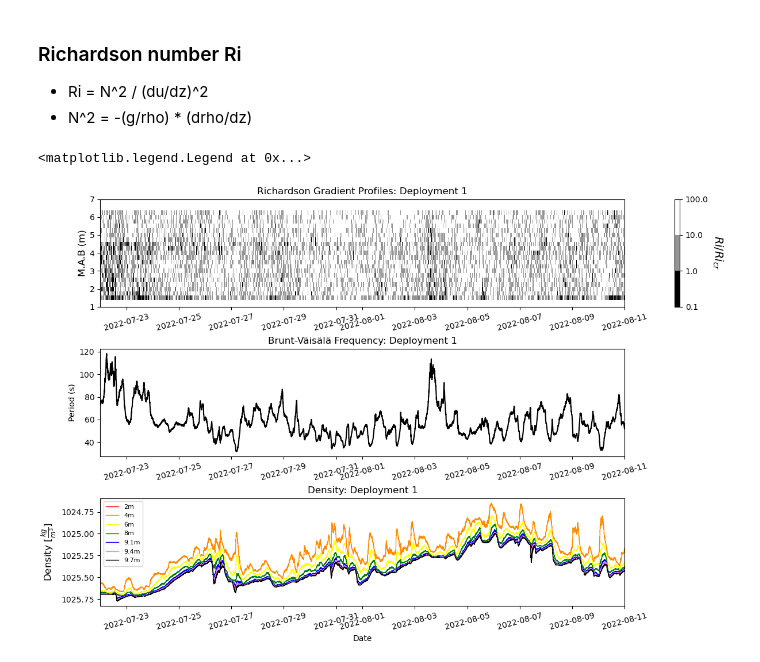
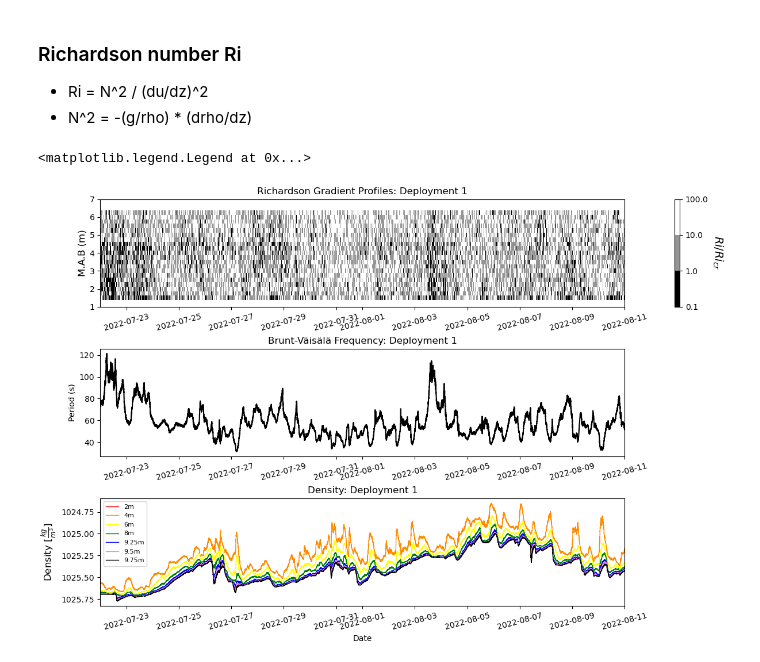
Before and after one commit to lagrady/Kelp-Forest-Hydrodynamics, a Jupyter notebook: notebooks/Richardson_gradient.ipynb, the cells around one changed output. Saved outputs shown, nothing was run; the diff lists cells and outputs as text; code cells hidden in the pictures.

Commit message:
Add files via upload
- Added proper interpolation of rho variable for deployment 1
- Added Richardson number dataset for deployment 1
- Calculated buoyancy frequency for deployment 1

```diff
--- a/notebooks/Richardson_gradient.ipynb
+++ b/notebooks/Richardson_gradient.ipynb
@@ -38,8 +38,8 @@ import Plot_tools as pt
 ### Load Data
 # %%
 # ADCP data
-adcp1 = xr.open_dataset('ADCP/adcp1_qc.nc')
-adcp2 = xr.open_dataset('ADCP/adcp2_qc.nc')
+adcp1 = xr.open_dataset('ADCP/adcp1_final.nc')
+adcp2 = xr.open_dataset('ADCP/adcp2_final.nc')
 
 
 # Temperature data
@@ -57,66 +48,69 @@ Depth of first cell is about 9.45m
-# %%
-#Correct the adcp bins to match the true height off the seafloor
-adcp1['BinDist'] = adcp1.BinDist + .44
-
-#Linearly interpolate Rho so that there is a density measure every .25 meters to match the adcp bins
-RhoInterp = temp1.Rho.interp(bindist = adcp1.BinDist.values, method = 'linear')
 # %% [markdown]
 ### Richardson number Ri
 - Ri = N^2 / (du/dz)^2
 - N^2 = -(g/rho) * (drho/dz)
 # %%
-rSamp = '5Min'
+ADCPds = adcp1.copy(deep=True)
+TEMPds = temp.where(temp.time.isin(ADCPds.time)).dropna(dim='time', how='all')
+
+#Linearly interpolate Rho so that there is a density measure every .25 meters to match the adcp bins
+RhoInterp = TEMPds.Rho.interp(bindist = ADCPds.bindist.values, method = 'linear')
+
+#Retrieve vertical velocity from ADCP
+U = ADCPds.Magnitude
+#Resample frequency to prevent noisier data
+rSamp = '2Min'
+if rSamp != '1Min':
+    U = U.resample(time = rSamp).mean()
+    RhoInterp = RhoInterp.resample(time = rSamp).mean()
 
 RiDS = xr.Dataset(
         data_vars=dict(
-            Vertical = (["binDist", "time"], adcp1.Vertical.values),
-            Rho = (["binDist", "time"], RhoInterp.values),
+            U = (["bindist", "time"], U.values),
+            Rho = (["bindist", "time"], RhoInterp.values),
             RhoBar = (["time"], RhoInterp.mean(dim='bindist').values),
         ),
         coords=dict(
-            binDist=(["binDist"], adcp1.BinDist.data),
-            time=(["time"], adcp1.time.data),
+            bindist=(["bindist"], U.bindist.data),
+            time=(["time"], U.time.data),
         ),
     )
 
-if rSamp != '1Min':
-    RiDS = RiDS.resample(time = rSamp).mean()
-
-RiDS['dUdZ'] = RiDS.Vertical.diff(dim = 'binDist')/.25
-RiDS['dRho'] = RiDS.Rho.diff(dim = 'binDist', label = 'lower')/.25
+RiDS['dUdZ'] = RiDS.U.diff(dim = 'bindist')/.25
+RiDS['dRho'] = RiDS.Rho.diff(dim = 'bindist', label = 'lower')/.25
 
 g = 9.81
 RiDS['N2'] = RiDS.dRho * (-g/RiDS.RhoBar)
 BV = RiDS.N2**.5
-RiDS['BV_freq'] = BV.mean(dim='binDist')
+RiDS['BV_freq'] = BV.mean(dim='bindist')
 RiDS['Ri'] = (RiDS.N2) / (RiDS.dUdZ**2) #Richardson number
 # %%
 fig, ax = plt.subplots(3, 1, constrained_layout=True, figsize=(12,8))
 
 bounds = np.array([.1, 1, 10, 100])
 norm = matplotlib.colors.BoundaryNorm(boundaries=bounds, ncolors=256)
 ax[0].set_title('Richardson Gradient Profiles: Deployment 1')
-RiPlot = ax[0].pcolormesh(RiDS.time, RiDS.binDist, RiDS.Ri.T/.25, norm = norm, cmap = 'Greys_r', shading = 'nearest')
+RiPlot = ax[0].pcolormesh(RiDS.time, RiDS.bindist, RiDS.Ri/.25, norm = norm, cmap = 'Greys_r', shading = 'nearest')
 ax[0].set_ylabel('M.A.B (m)', fontsize = 12)
 ax[0].tick_params(axis = 'x', labelrotation = 15)
 ax[0].set_ylim(1,7)
 fig.colorbar(RiPlot, location='right').set_label(label=r"$Ri/Ri_{cr}$",size=14,rotation = -90, va = 'bottom')
 
 ax[1].set_title('Brunt-Väisälä Frequency: Deployment 1')
 ax[1].plot(RiDS.time, 1/RiDS.BV_freq, '-k')
 ax[1].set_ylabel('Period (s)')
 ax[1].tick_params(axis = 'x', labelrotation = 15)
 ax[1].margins(x=0)
 
 ax[2].set_title('Density: Deployment 1')
 ax[2].set_prop_cycle(c = ['red','darkorange','yellow','green','blue','violet','black'])
 ax[2].plot(temp1.time, temp1.Rho.T, lw = 1)
 ax[2].set_ylabel(r"Density [$\frac{kg}{m^{3}}$]", fontsize=12)
 ax[2].set_xlabel('Date')
 ax[2].invert_yaxis()
 ax[2].tick_params(axis = 'x', labelrotation = 15)
 ax[2].margins(x=.00)
-ax[2].legend(['2m', '4m','6m','8m','9.1m', '9.4m', '9.7m'], fontsize=8)
+ax[2].legend(temp.attrs['Depths from surface'], fontsize=8)
 # %% [output]
 <matplotlib.legend.Legend at 0x...>
-[figure, old version]
+[figure, new version]
```
Also changed, not shown: parts of 1 cell of this notebook.
